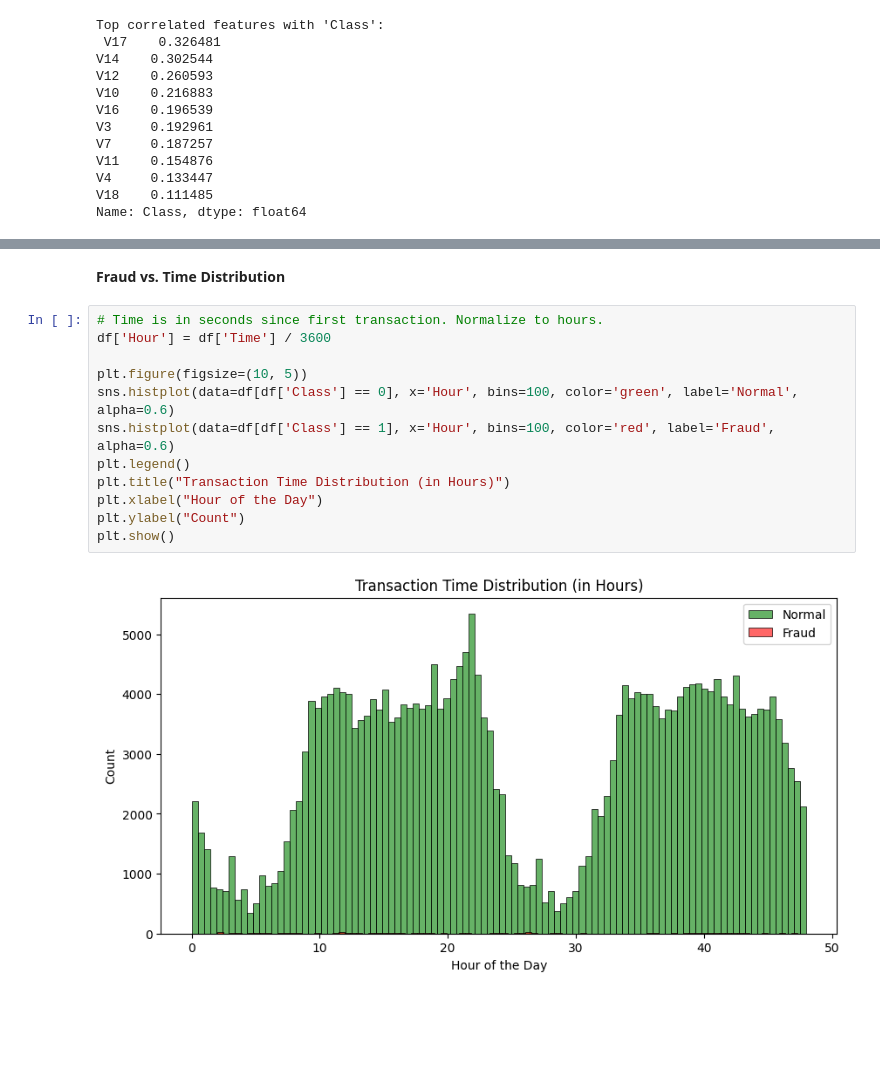
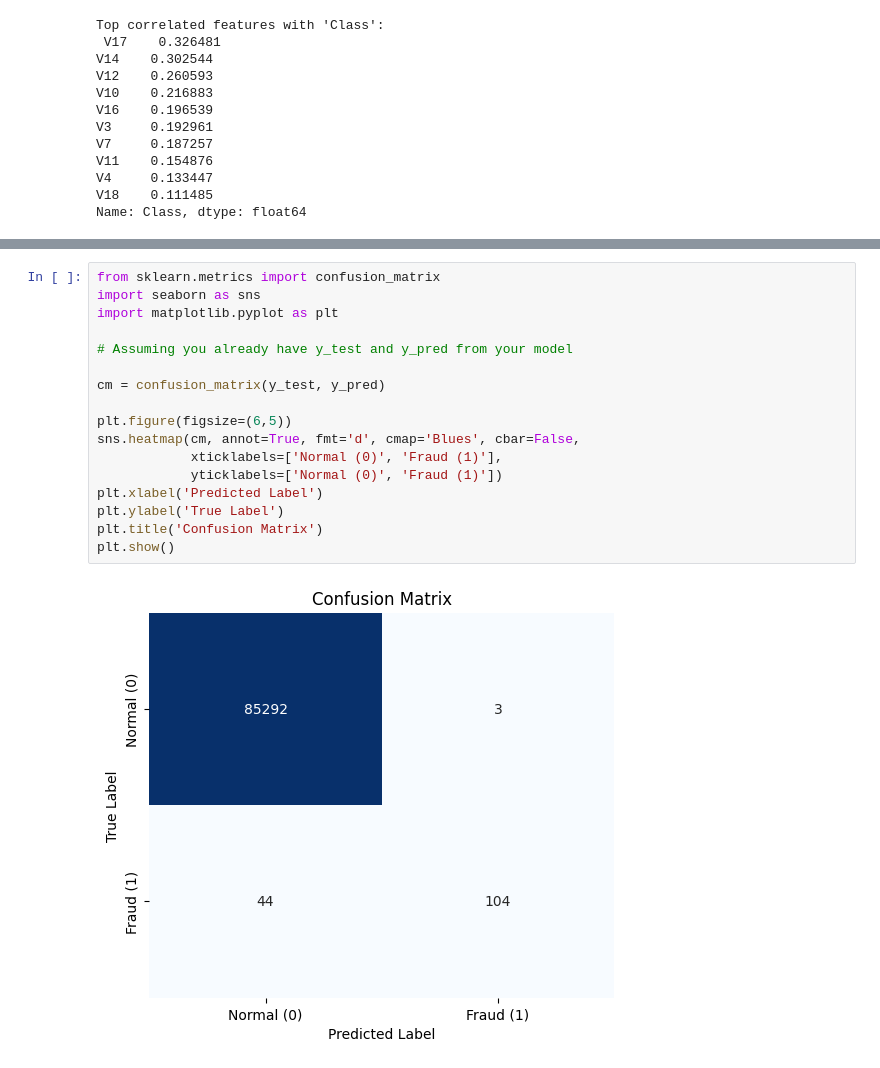
Before and after one commit to Anton3090/fraud-detection-random-forest, a Jupyter notebook: ai-fraud-detection-system.ipynb, the cells around one changed output, grey strips where cells are left out. Saved outputs shown, nothing was run; the diff lists cells and outputs as text; blank space fills up the shorter version.

Commit message:
Kaggle Notebook | AI FRAUD DETECTION SYSTEM  | Version 2

```diff
--- a/ai-fraud-detection-system.ipynb
+++ b/ai-fraud-detection-system.ipynb
@@ -238,16 +199,19 @@ plt.show()
-# %% [markdown]
-**Fraud vs. Time Distribution**
-# %%
-# Time is in seconds since first transaction. Normalize to hours.
-df['Hour'] = df['Time'] / 3600
-
-plt.figure(figsize=(10, 5))
-sns.histplot(data=df[df['Class'] == 0], x='Hour', bins=100, color='green', label='Normal', alpha=0.6)
-sns.histplot(data=df[df['Class'] == 1], x='Hour', bins=100, color='red', label='Fraud', alpha=0.6)
-plt.legend()
-plt.title("Transaction Time Distribution (in Hours)")
-plt.xlabel("Hour of the Day")
-plt.ylabel("Count")
-plt.show()
-# %% [output]
-[figure, removed]
+# %%
+from sklearn.metrics import confusion_matrix
+import seaborn as sns
+import matplotlib.pyplot as plt
+
+# Assuming you already have y_test and y_pred from your model
+
+cm = confusion_matrix(y_test, y_pred)
+
+plt.figure(figsize=(6,5))
+sns.heatmap(cm, annot=True, fmt='d', cmap='Blues', cbar=False,
+            xticklabels=['Normal (0)', 'Fraud (1)'],
+            yticklabels=['Normal (0)', 'Fraud (1)'])
+plt.xlabel('Predicted Label')
+plt.ylabel('True Label')
+plt.title('Confusion Matrix')
+plt.show()
+# %% [output]
+[figure, added]
```
Also changed, not shown: parts of 6 cells of this notebook.
